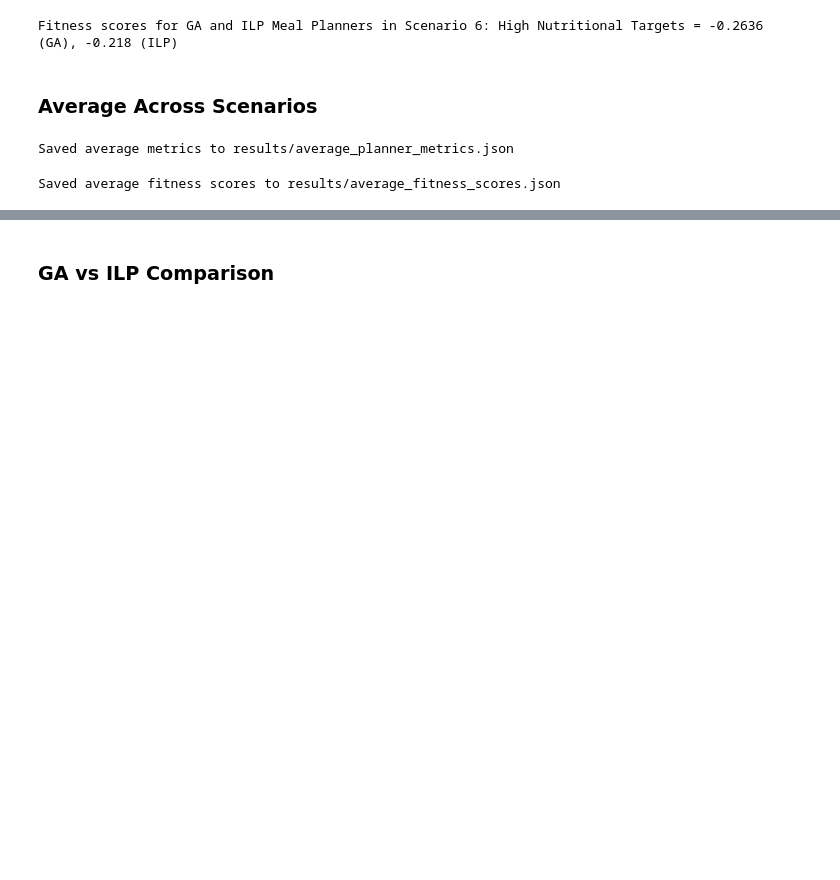
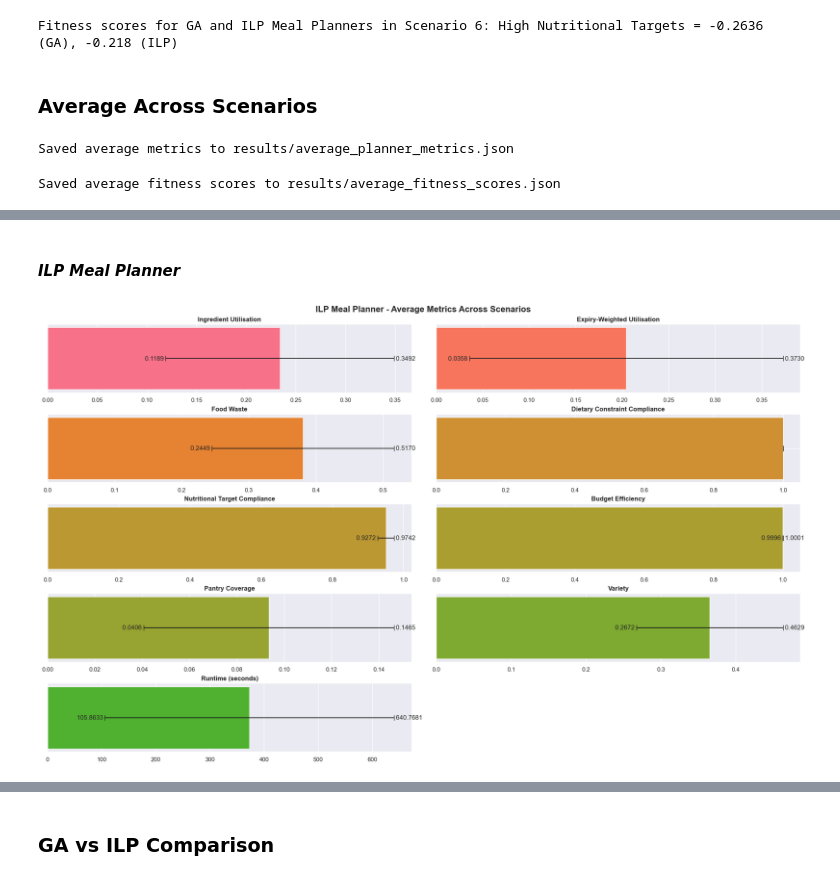
Before and after one commit to shappadappa/ICT3909-FYP, a Jupyter notebook: engines/evaluation/evaluation.ipynb, the cells around one changed output, grey strips where cells are left out. Cells and saved outputs as stored; diff of their text form; code cells hidden in the pictures; blank space fills up the shorter version.

```diff
--- a/engines/evaluation/evaluation.ipynb
+++ b/engines/evaluation/evaluation.ipynb
@@ -875,0 +925,6 @@ average_fitness_scores_df
+# %% [markdown]
+#### *ILP Meal Planner*
+# %%
+plot_average_metrics(average_metrics["ILPMealPlanner"], "ILP Meal Planner - Average Metrics Across Scenarios")
+# %% [output]
+[figure, added]
```
Also changed, not shown: parts of 17 cells of this notebook, 3 other files.
